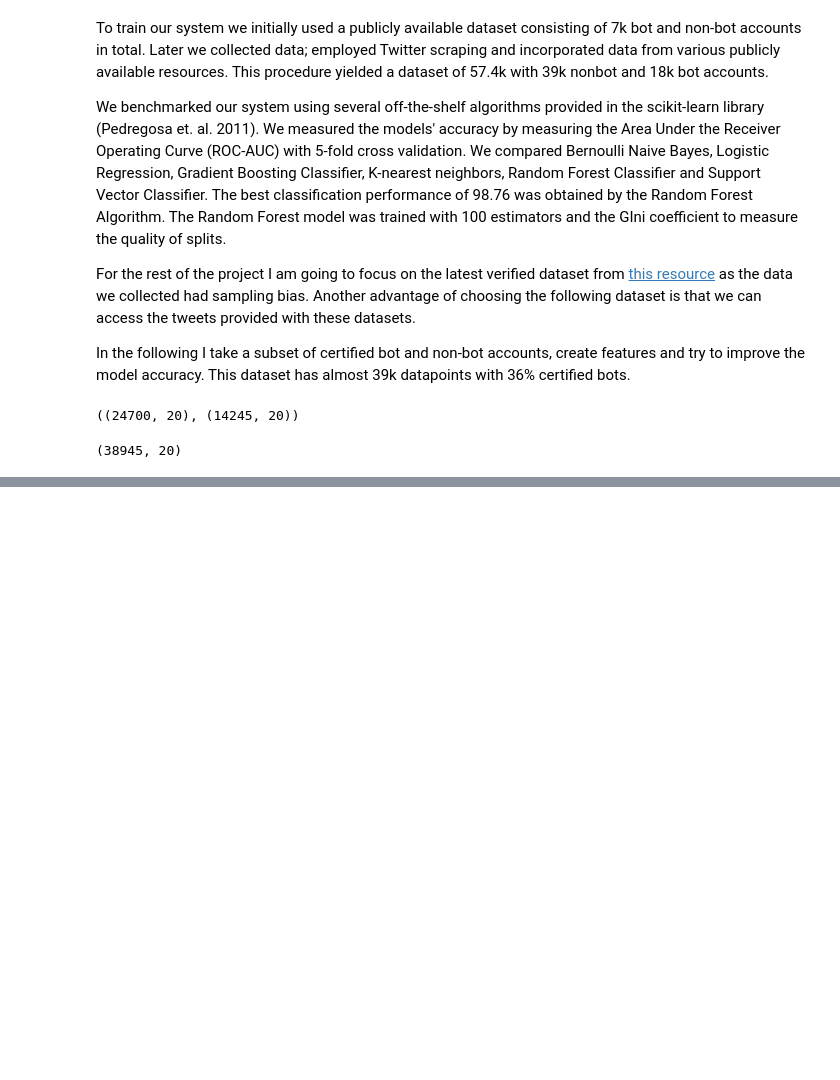
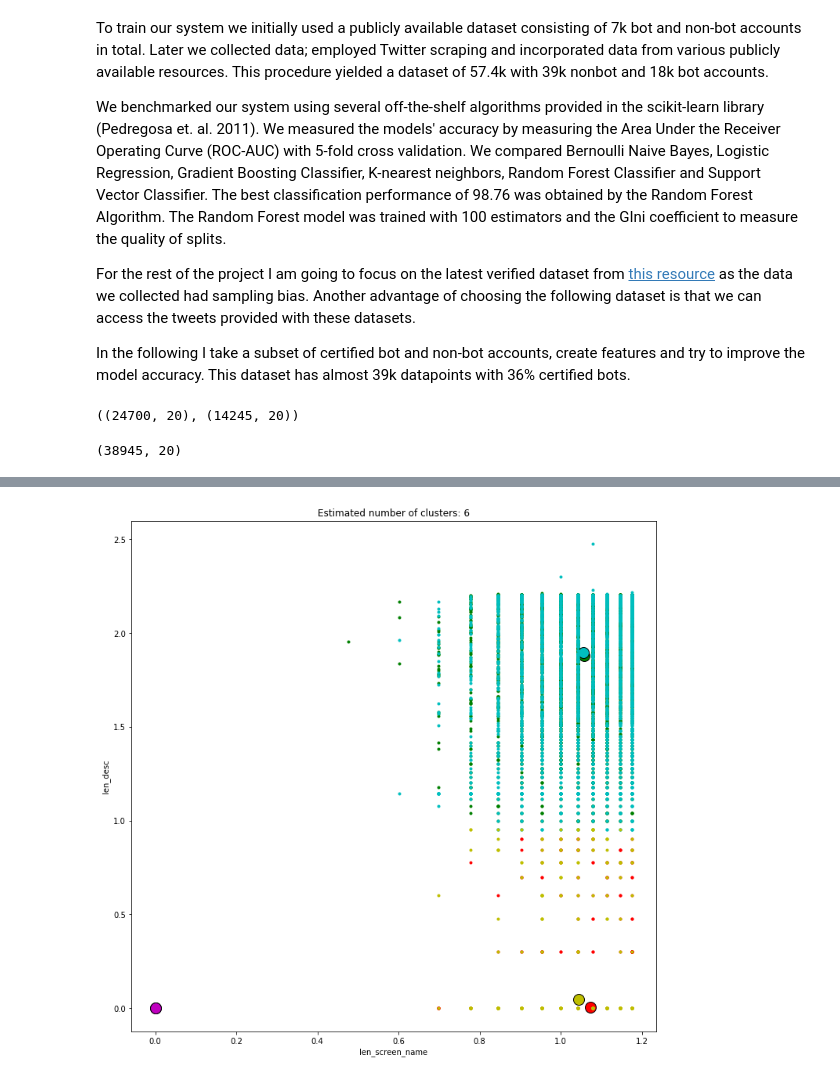
Before and after one commit to PriyankaBiswas/Data-Science, a Jupyter notebook: U3_capstone/Twitter_bot_detection_capstone_draft-part2.ipynb, the cells around one changed output, grey strips where cells are left out. Saved outputs shown, nothing was run; the diff lists cells and outputs as text; code cells hidden in the pictures; blank space fills up the shorter version.

```diff
--- a/U3_capstone/Twitter_bot_detection_capstone_draft-part2.ipynb
+++ b/U3_capstone/Twitter_bot_detection_capstone_draft-part2.ipynb
@@ -228,0 +531,27 @@ df_cert.head()
+# %%
+# #############################################################################
+# Plot result
+import matplotlib.pyplot as plt
+from itertools import cycle
+
+plt.figure(figsize=(12,12))
+plt.clf()
+
+feature1 = 0
+feature2 = 1
+feature3 = 2
+feature4 = 3
+colors = cycle('bgrcmykbgrcmykbgrcmykbgrcmyk')
+for k, col in zip(range(n_clusters_), colors):
+    my_members = labels == k
+    cluster_center = cluster_centers[k]
+
+    plt.plot(cluster_center[0], cluster_center[1], 'o', markerfacecolor=col,
+             markeredgecolor='k', markersize=14)
+    plt.plot(X_train_log[cluster_cols].values[my_members, feature1], X_train_log[cluster_cols].values[my_members, feature2], col + '.')
+    plt.xlabel(cluster_cols[feature1])
+    plt.ylabel(cluster_cols[feature2])
+plt.title('Estimated number of clusters: %d' % n_clusters_)
+plt.show()
+# %% [output]
+[figure, added]
```
Also changed, not shown: parts of 61 cells of this notebook.
